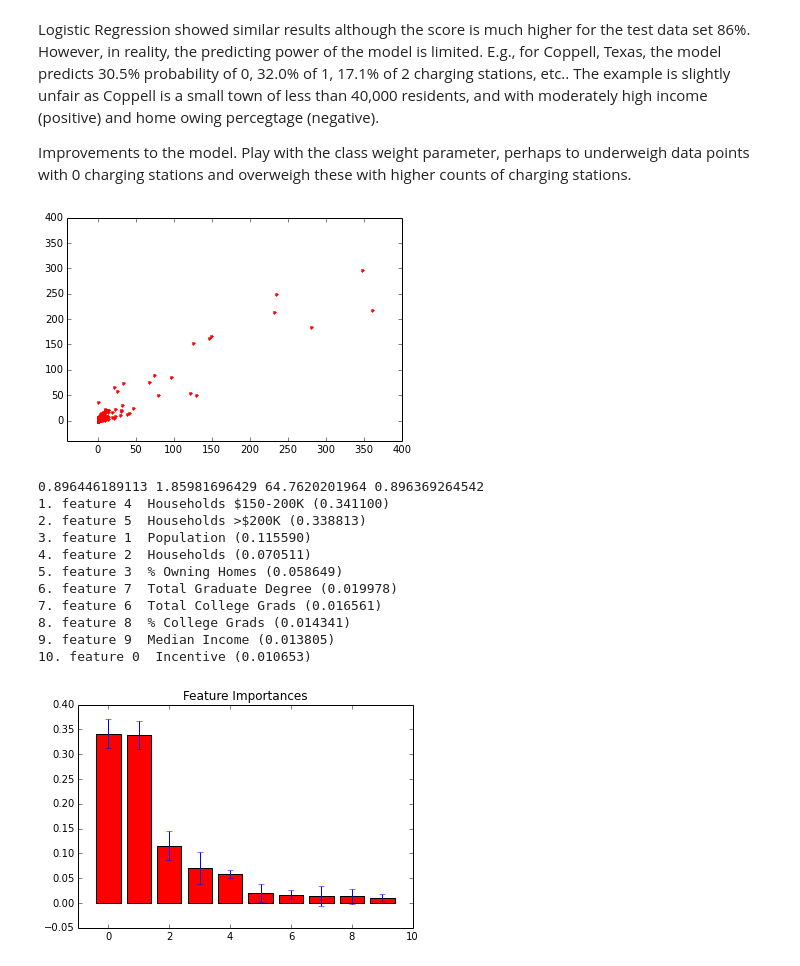
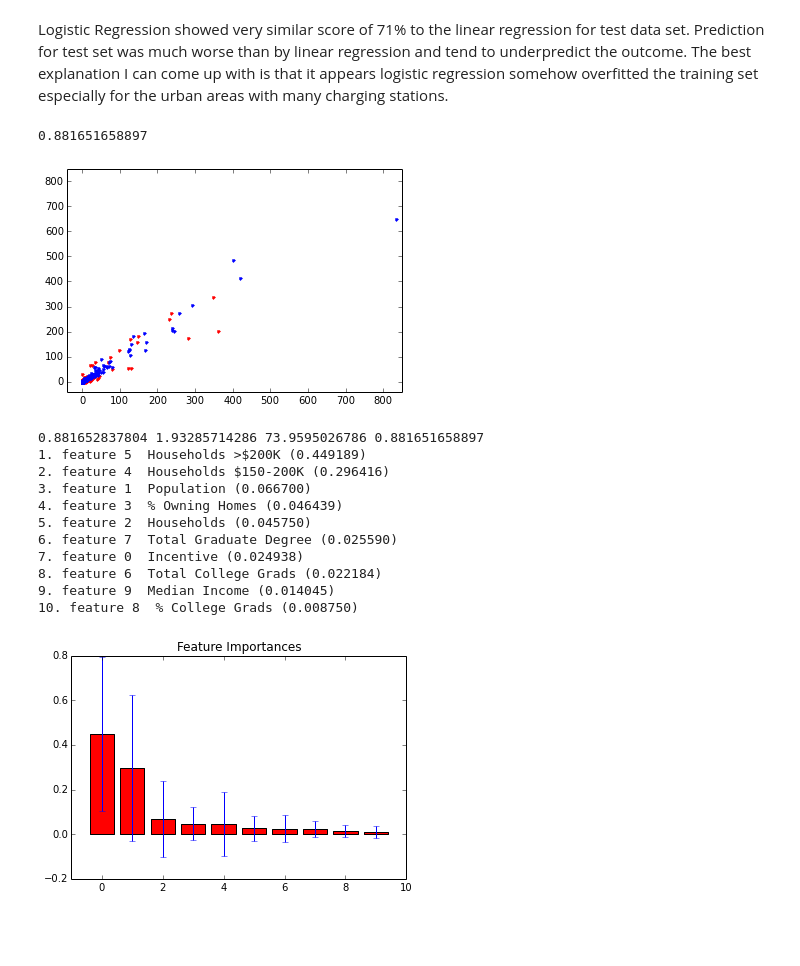
Before and after one commit to nikhilgk/faraday-motors, a Jupyter notebook: urban_area_modeling.ipynb, the cells around one changed output. Saved outputs shown, nothing was run; the diff lists cells and outputs as text; code cells hidden in the pictures; blank space fills up the shorter version.

```diff
--- a/urban_area_modeling.ipynb
+++ b/urban_area_modeling.ipynb
@@ -169,61 +165,67 @@ print logreg.score(dev_data, dev_labels)
-# %% [markdown]
-Logistic Regression showed similar results although the score is much higher for the test data set 86%. However, in reality, the predicting power of the model is limited. E.g., for Coppell, Texas, the model predicts 30.5% probability of 0, 32.0% of 1, 17.1% of 2 charging stations, etc.. The example is slightly unfair as Coppell is a small town of less than 40,000 residents, and with moderately high income (positive) and home owing percegtage (negative).
-
-Improvements to the model. Play with the class weight parameter, perhaps to underweigh data points with 0 charging stations and overweigh these with higher counts of charging stations.
+# %% [markdown]
+Logistic Regression showed very similar score of 71% to the linear regression for test data set. Prediction for test set was much worse than by linear regression and tend to underpredict the outcome. The best explanation I can come up with is that it appears logistic regression somehow overfitted the training set especially for the urban areas with many charging stations.
 # %%
 # random forest modeling
 
-random = RandomForestRegressor(n_estimators=250)
+random = RandomForestRegressor(n_estimators=50)
 random.fit(train_data, train_labels)
 
 # Make predictions on dev data
 dev_predictions = random.predict(dev_data)
+# Predict train data to examine if model overfitted
+train_predict = random.predict(train_data)
 
-plt.axis([-40, 400, -40, 400])
+# examine score for test data
+print random.score(dev_data, dev_labels)
+
+plt.axis([-40, 850, -40, 850])
 plt.plot(dev_labels, dev_predictions, 'r.')
+plt.plot(train_labels, train_predict, 'b.')
+plt.plot([0,0],[500,500],'r-')
 plt.show()
 
 _explained_variance_score = explained_variance_score(dev_labels, dev_predictions)
 _mean_absolute_error = mean_absolute_error(dev_labels, dev_predictions)
 _mean_squared_error = mean_squared_error(dev_labels, dev_predictions)
 _r2_score = r2_score(dev_labels, dev_predictions)
 
 print _explained_variance_score, _mean_absolute_error, _mean_squared_error, _r2_score
 
 # predicting charging station count for Coppell Texas
 #X_Coppell=np.array([39551,0.488938333,37.9,22.1,64572,0.721044394])
 # print random.predict(X_Coppell)
 
 # evaluate the importances of the features
 importances = random.feature_importances_
-std = np.std([tree.feature_importances_ for tree in forest.estimators_],
+std = np.std([tree.feature_importances_ for tree in random.estimators_],
             axis=0)
 indices = np.argsort(importances)[::-1]
 
 for f in range(10):
     print("%d. feature %d  %s (%f)" % ( f + 1, indices[f], feaname[indices[f]], importances[indices[f]]))
 
 # plot the feature importances
 plt.figure()
 plt.title("Feature Importances")
 plt.bar(range(10), importances[indices],
        color='r', yerr=std[indices], align="center")
 plt.xlim([-1,10])
 plt.show()
 # %% [output]
+0.881651658897
-[figure, old version]
+[figure, new version]
-0.896446189113 1.85981696429 64.7620201964 0.896369264542
-1. feature 4  Households $150-200K (0.341100)
-2. feature 5  Households >$200K (0.338813)
-3. feature 1  Population (0.115590)
-4. feature 2  Households (0.070511)
-5. feature 3  % Owning Homes (0.058649)
-6. feature 7  Total Graduate Degree (0.019978)
-7. feature 6  Total College Grads (0.016561)
-8. feature 8  % College Grads (0.014341)
-9. feature 9  Median Income (0.013805)
-10. feature 0  Incentive (0.010653)
+0.881652837804 1.93285714286 73.9595026786 0.881651658897
+1. feature 5  Households >$200K (0.449189)
+2. feature 4  Households $150-200K (0.296416)
+3. feature 1  Population (0.066700)
+4. feature 3  % Owning Homes (0.046439)
+5. feature 2  Households (0.045750)
+6. feature 7  Total Graduate Degree (0.025590)
+7. feature 0  Incentive (0.024938)
+8. feature 6  Total College Grads (0.022184)
+9. feature 9  Median Income (0.014045)
+10. feature 8  % College Grads (0.008750)
-[figure, old version]
+[figure, new version]
 # %%
 # try to rank importance of features from 250 Decision Trees
 from sklearn.ensemble import ExtraTreesClassifier
```
Also changed, not shown: parts of 8 cells of this notebook.
